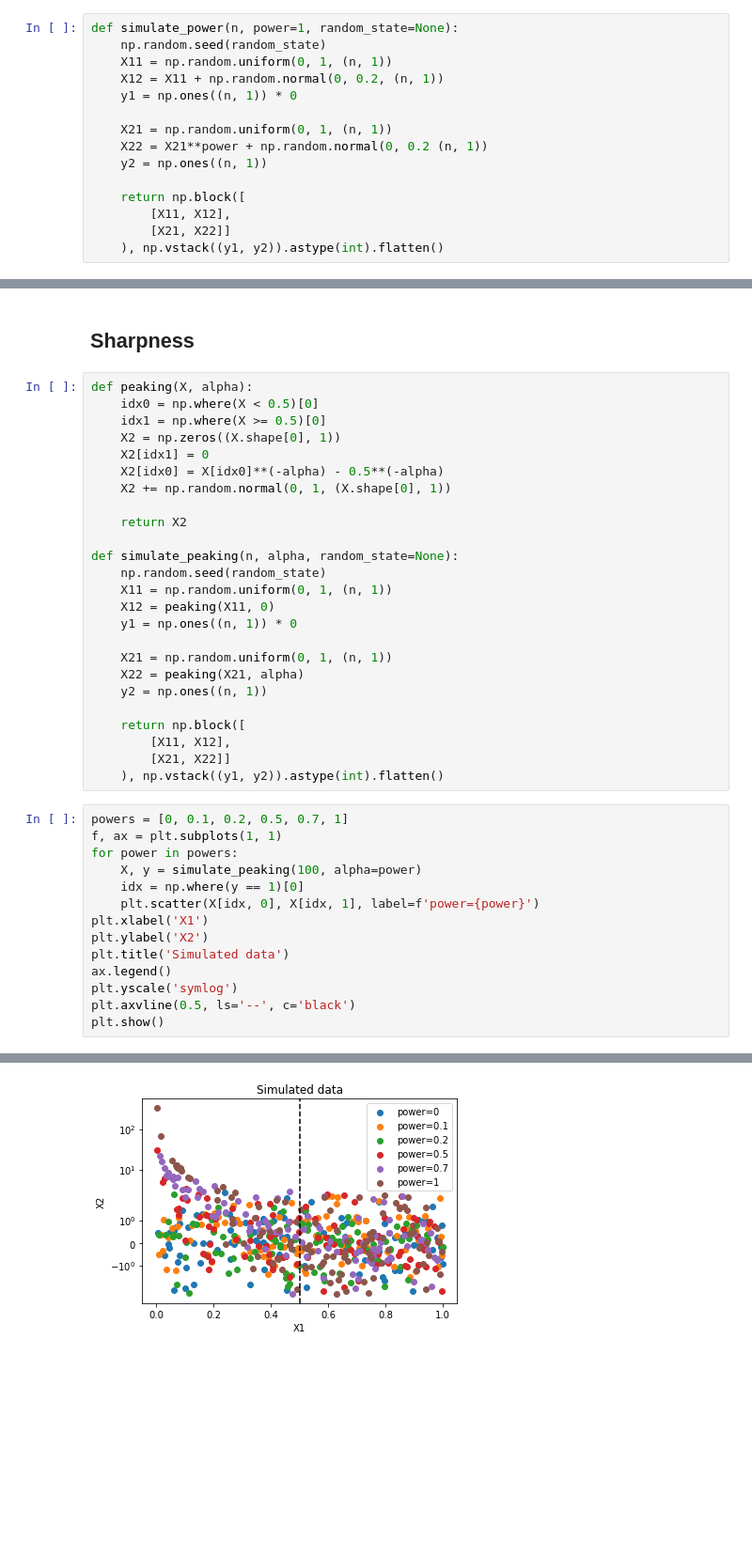
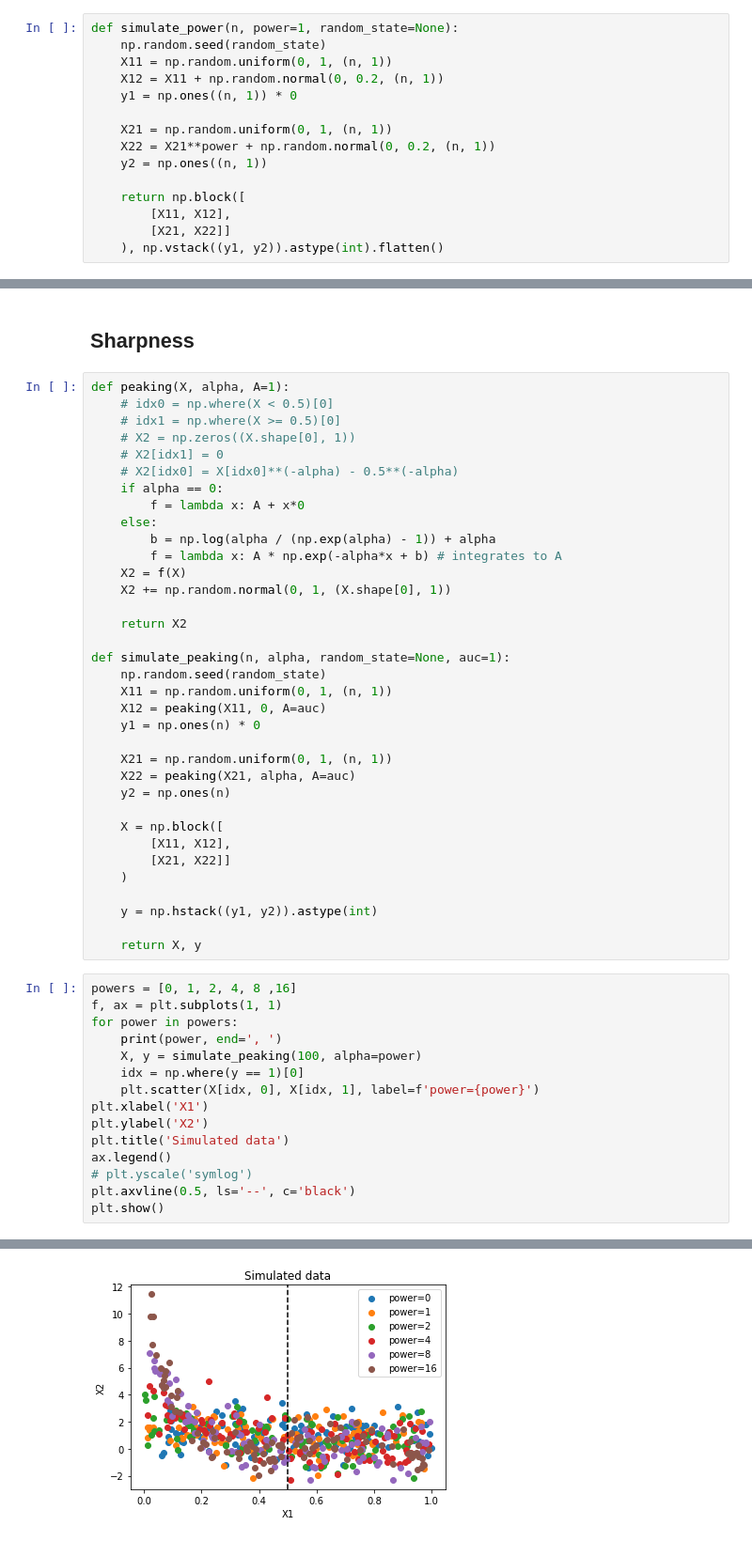
Before and after one commit to rflperry/sparse_shift, a Jupyter notebook: notebooks/03-kcd_benchmarking.ipynb, the cells around one changed output, grey strips where cells are left out. Shown: that part at 94% size. Cells and saved outputs as stored; diff of their text form; blank space fills up the shorter version.

```diff
--- a/notebooks/03-kcd_benchmarking.ipynb
+++ b/notebooks/03-kcd_benchmarking.ipynb
@@ -270,7 +273,7 @@ def simulate_power(n, power=1, random_state=None):
     y1 = np.ones((n, 1)) * 0
 
     X21 = np.random.uniform(0, 1, (n, 1))
-    X22 = X21**power + np.random.normal(0, 0.2 (n, 1))
+    X22 = X21**power + np.random.normal(0, 0.2, (n, 1))
     y2 = np.ones((n, 1))
 
     return np.block([
@@ -354,34 +354,45 @@ plt.show()
 # %% [markdown]
 ## Sharpness
 # %%
-def peaking(X, alpha):
-    idx0 = np.where(X < 0.5)[0]
-    idx1 = np.where(X >= 0.5)[0]
-    X2 = np.zeros((X.shape[0], 1))
-    X2[idx1] = 0
-    X2[idx0] = X[idx0]**(-alpha) - 0.5**(-alpha)
+def peaking(X, alpha, A=1):
+    # idx0 = np.where(X < 0.5)[0]
+    # idx1 = np.where(X >= 0.5)[0]
+    # X2 = np.zeros((X.shape[0], 1))
+    # X2[idx1] = 0
+    # X2[idx0] = X[idx0]**(-alpha) - 0.5**(-alpha)
+    if alpha == 0:
+        f = lambda x: A + x*0
+    else:
+        b = np.log(alpha / (np.exp(alpha) - 1)) + alpha
+        f = lambda x: A * np.exp(-alpha*x + b) # integrates to A
+    X2 = f(X)
     X2 += np.random.normal(0, 1, (X.shape[0], 1))
 
     return X2
 
-def simulate_peaking(n, alpha, random_state=None):
+def simulate_peaking(n, alpha, random_state=None, auc=1):
     np.random.seed(random_state)
     X11 = np.random.uniform(0, 1, (n, 1))
-    X12 = peaking(X11, 0)
-    y1 = np.ones((n, 1)) * 0
+    X12 = peaking(X11, 0, A=auc)
+    y1 = np.ones(n) * 0
 
     X21 = np.random.uniform(0, 1, (n, 1))
-    X22 = peaking(X21, alpha)
-    y2 = np.ones((n, 1))
+    X22 = peaking(X21, alpha, A=auc)
+    y2 = np.ones(n)
 
-    return np.block([
+    X = np.block([
         [X11, X12],
         [X21, X22]]
-    ), np.vstack((y1, y2)).astype(int).flatten()
+    )
+
+    y = np.hstack((y1, y2)).astype(int)
+
+    return X, y
 # %%
-powers = [0, 0.1, 0.2, 0.5, 0.7, 1]
+powers = [0, 1, 2, 4, 8 ,16]
 f, ax = plt.subplots(1, 1)
 for power in powers:
+    print(power, end=', ')
     X, y = simulate_peaking(100, alpha=power)
     idx = np.where(y == 1)[0]
     plt.scatter(X[idx, 0], X[idx, 1], label=f'power={power}')
@@ -389,7 +400,7 @@ plt.xlabel('X1')
 plt.ylabel('X2')
 plt.title('Simulated data')
 ax.legend()
-plt.yscale('symlog')
+# plt.yscale('symlog')
 plt.axvline(0.5, ls='--', c='black')
 plt.show()
 # %% [output]
@@ -396,4 +408,4 @@ plt.show()
-[figure, old version]
+[figure, new version]
 # %%
 ns = [10, 25, 50, 100, 200]
 n_reps = 100
```
Also changed, not shown: parts of 16 cells of this notebook, 1 other file.
